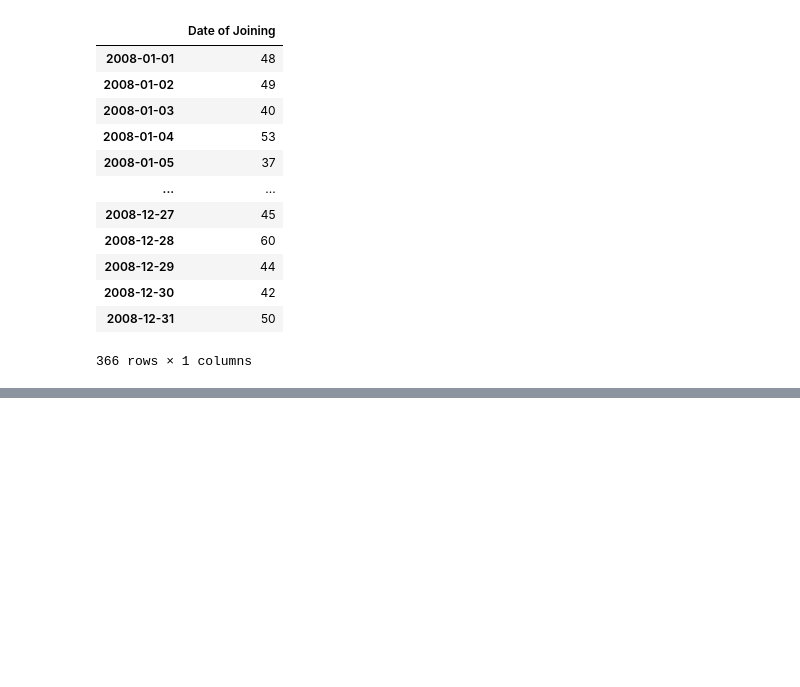
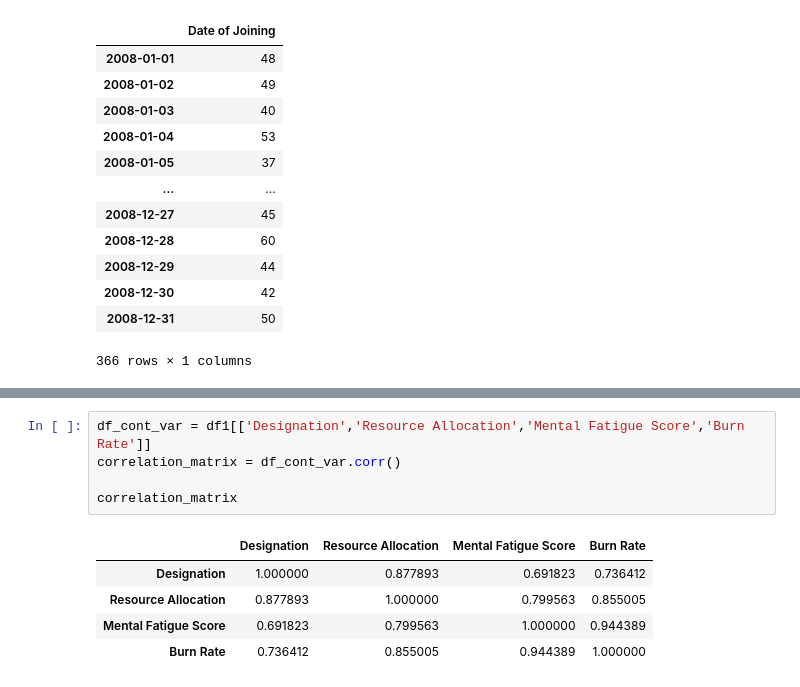
Before and after one commit to sumitmg/EMPLOYEE_BURN_RATE_MODEL, a Jupyter notebook: model_file.ipynb, the cells around one changed output, grey strips where cells are left out. Cells and saved outputs as stored; diff of their text form; blank space fills up the shorter version.

```diff
--- a/model_file.ipynb
+++ b/model_file.ipynb
@@ -128,0 +325,11 @@ pd.DataFrame(df_raw_data_clean['Date of Joining'].value_counts()).sort_index()
+# %%
+df_cont_var = df1[['Designation','Resource Allocation','Mental Fatigue Score','Burn Rate']]
+correlation_matrix = df_cont_var.corr()
+
+correlation_matrix
+# %% [output]
+|  | Designation | Resource Allocation | Mental Fatigue Score | Burn Rate |
+| Designation | 1.000000 | 0.877893 | 0.691823 | 0.736412 |
+| Resource Allocation | 0.877893 | 1.000000 | 0.799563 | 0.855005 |
+| Mental Fatigue Score | 0.691823 | 0.799563 | 1.000000 | 0.944389 |
+| Burn Rate | 0.736412 | 0.855005 | 0.944389 | 1.000000 |
```
Also changed, not shown: parts of 29 cells of this notebook.
